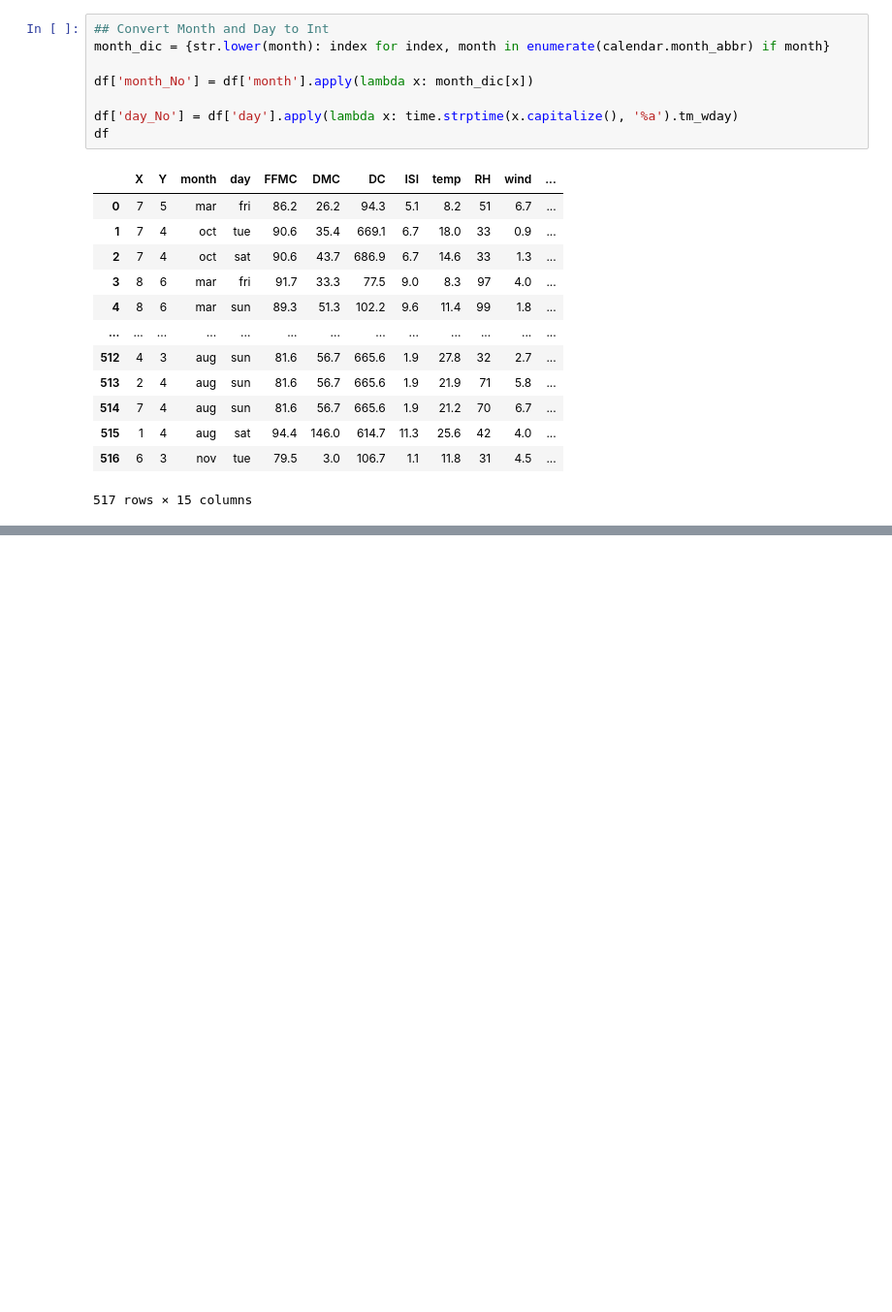
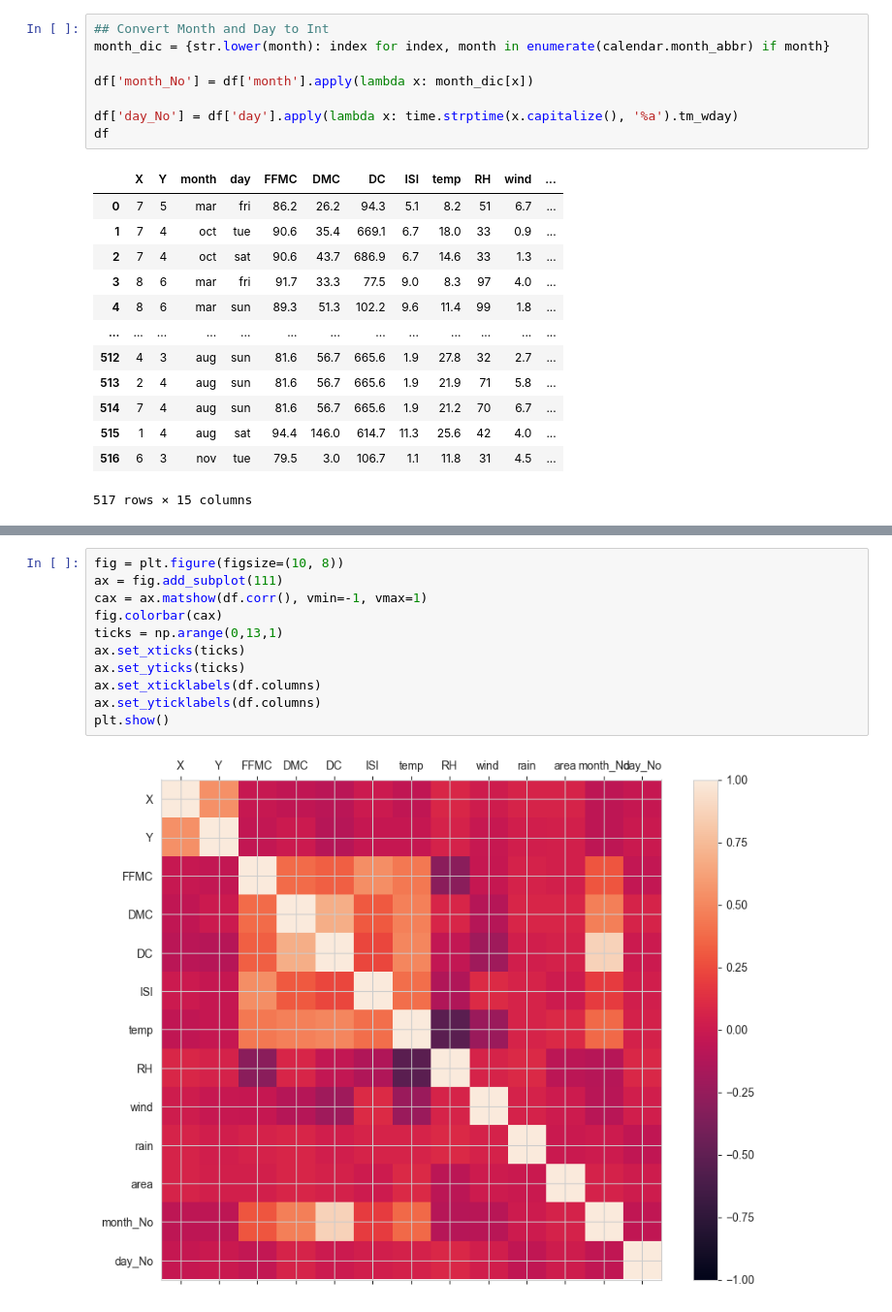
Before and after one commit to aliderakhshan381/ForestFirePrediction, a Jupyter notebook: ForestFirre.ipynb, the cells around one changed output, grey strips where cells are left out. Shown at 97% size. Drawn from its saved outputs; the diff is of its cells as text; blank space fills up the shorter version.

```diff
--- a/ForestFirre.ipynb
+++ b/ForestFirre.ipynb
@@ -105,0 +178,13 @@ mean_squared_error(y_true=y_test, y_pred=y_pred)
+# %%
+fig = plt.figure(figsize=(10, 8))
+ax = fig.add_subplot(111)
+cax = ax.matshow(df.corr(), vmin=-1, vmax=1)
+fig.colorbar(cax)
+ticks = np.arange(0,13,1)
+ax.set_xticks(ticks)
+ax.set_yticks(ticks)
+ax.set_xticklabels(df.columns)
+ax.set_yticklabels(df.columns)
+plt.show()
+# %% [output]
+[figure, added]
```
Also changed, not shown: parts of 9 cells of this notebook.
